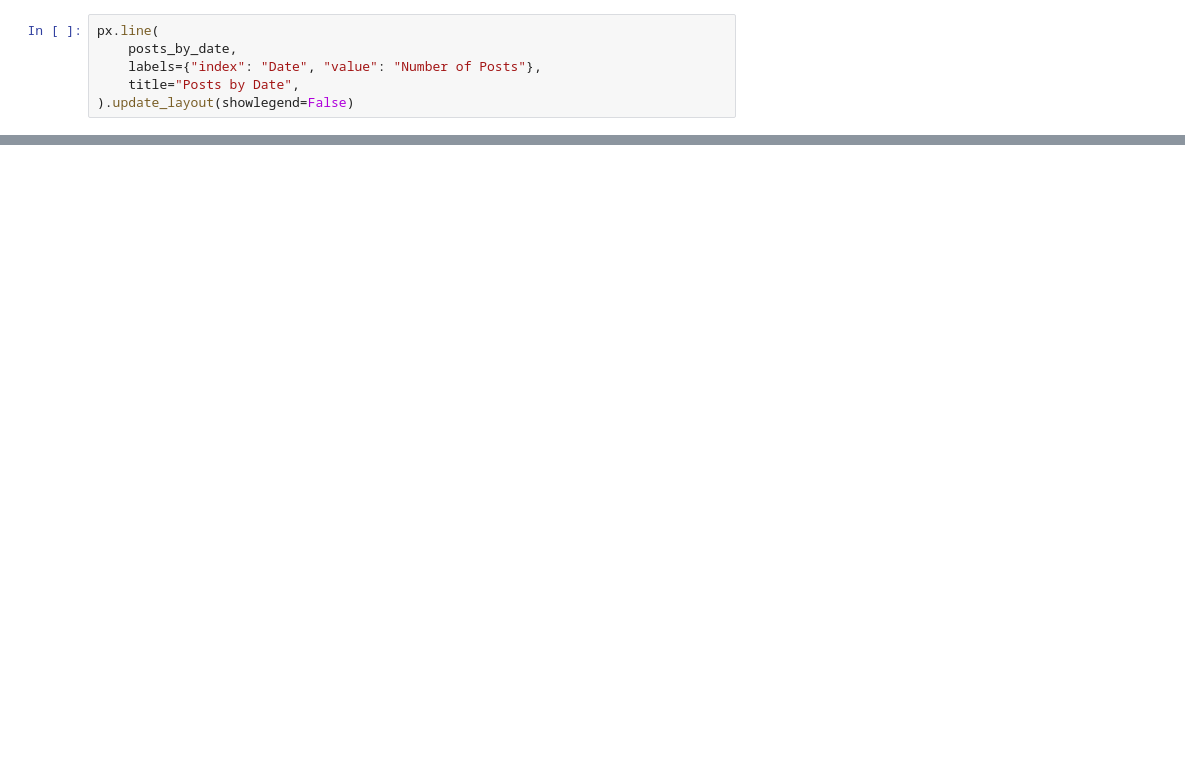
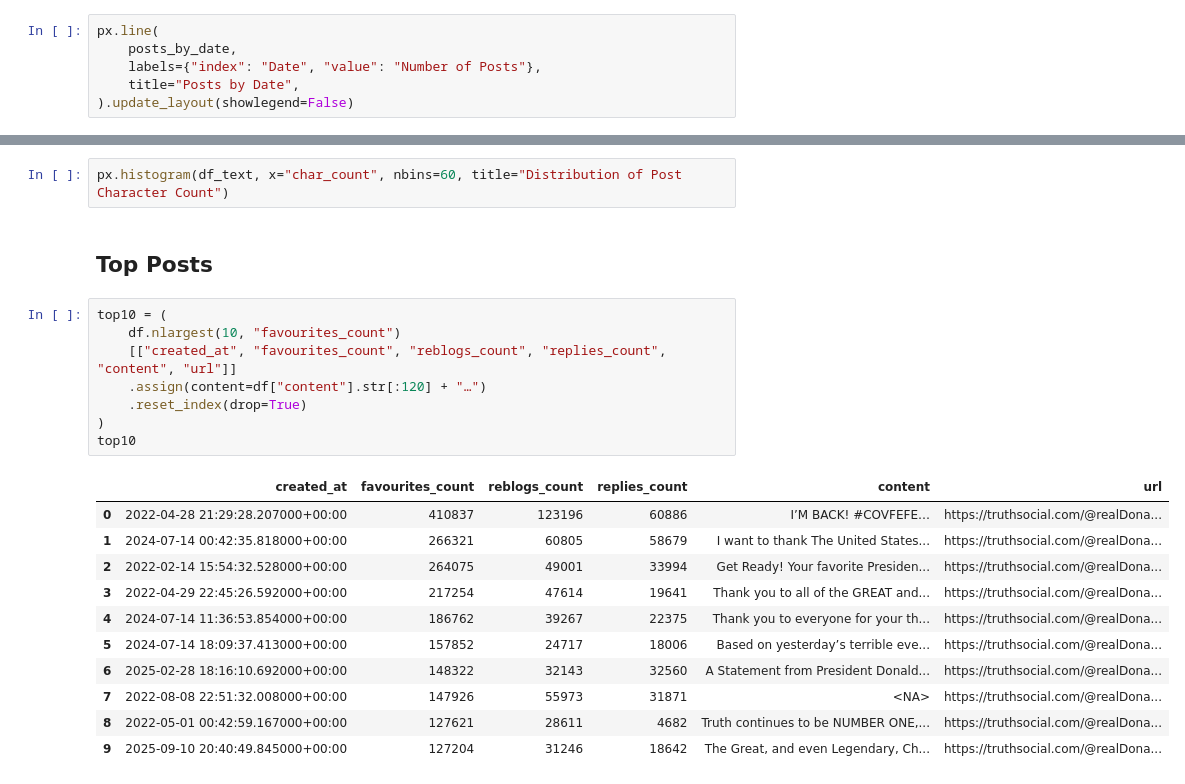
Before and after one commit to dfangafk/trump-truth-social-feed, a Jupyter notebook: docs/eda.ipynb, the cells around one changed output, grey strips where cells are left out. Cells and saved outputs as stored; diff of their text form; blank space fills up the shorter version.

```diff
--- a/docs/eda.ipynb
+++ b/docs/eda.ipynb
@@ -150,0 +179,24 @@ px.bar(
+# %%
+px.histogram(df_text, x="char_count", nbins=60, title="Distribution of Post Character Count")
+# %% [markdown]
+## Top Posts
+# %%
+top10 = (
+    df.nlargest(10, "favourites_count")
+    [["created_at", "favourites_count", "reblogs_count", "replies_count", "content", "url"]]
+    .assign(content=df["content"].str[:120] + "…")
+    .reset_index(drop=True)
+)
+top10
+# %% [output]
+|  | created_at | favourites_count | reblogs_count | replies_count | content | url |
+| 0 | 2022-04-28 21:29:28.207000+00:00 | 410837 | 123196 | 60886 | I’M BACK! #COVFEFE… | https://truthsocial.com/@realDona... |
+| 1 | 2024-07-14 00:42:35.818000+00:00 | 266321 | 60805 | 58679 | I want to thank The United States... | https://truthsocial.com/@realDona... |
+| 2 | 2022-02-14 15:54:32.528000+00:00 | 264075 | 49001 | 33994 | Get Ready! Your favorite Presiden... | https://truthsocial.com/@realDona... |
+| 3 | 2022-04-29 22:45:26.592000+00:00 | 217254 | 47614 | 19641 | Thank you to all of the GREAT and... | https://truthsocial.com/@realDona... |
+| 4 | 2024-07-14 11:36:53.854000+00:00 | 186762 | 39267 | 22375 | Thank you to everyone for your th... | https://truthsocial.com/@realDona... |
+| 5 | 2024-07-14 18:09:37.413000+00:00 | 157852 | 24717 | 18006 | Based on yesterday’s terrible eve... | https://truthsocial.com/@realDona... |
+| 6 | 2025-02-28 18:16:10.692000+00:00 | 148322 | 32143 | 32560 | A Statement from President Donald... | https://truthsocial.com/@realDona... |
+| 7 | 2022-08-08 22:51:32.008000+00:00 | 147926 | 55973 | 31871 | <NA> | https://truthsocial.com/@realDona... |
+| 8 | 2022-05-01 00:42:59.167000+00:00 | 127621 | 28611 | 4682 | Truth continues to be NUMBER ONE,... | https://truthsocial.com/@realDona... |
+| 9 | 2025-09-10 20:40:49.845000+00:00 | 127204 | 31246 | 18642 | The Great, and even Legendary, Ch... | https://truthsocial.com/@realDona... |
```
Also changed, not shown: parts of 17 cells of this notebook.
